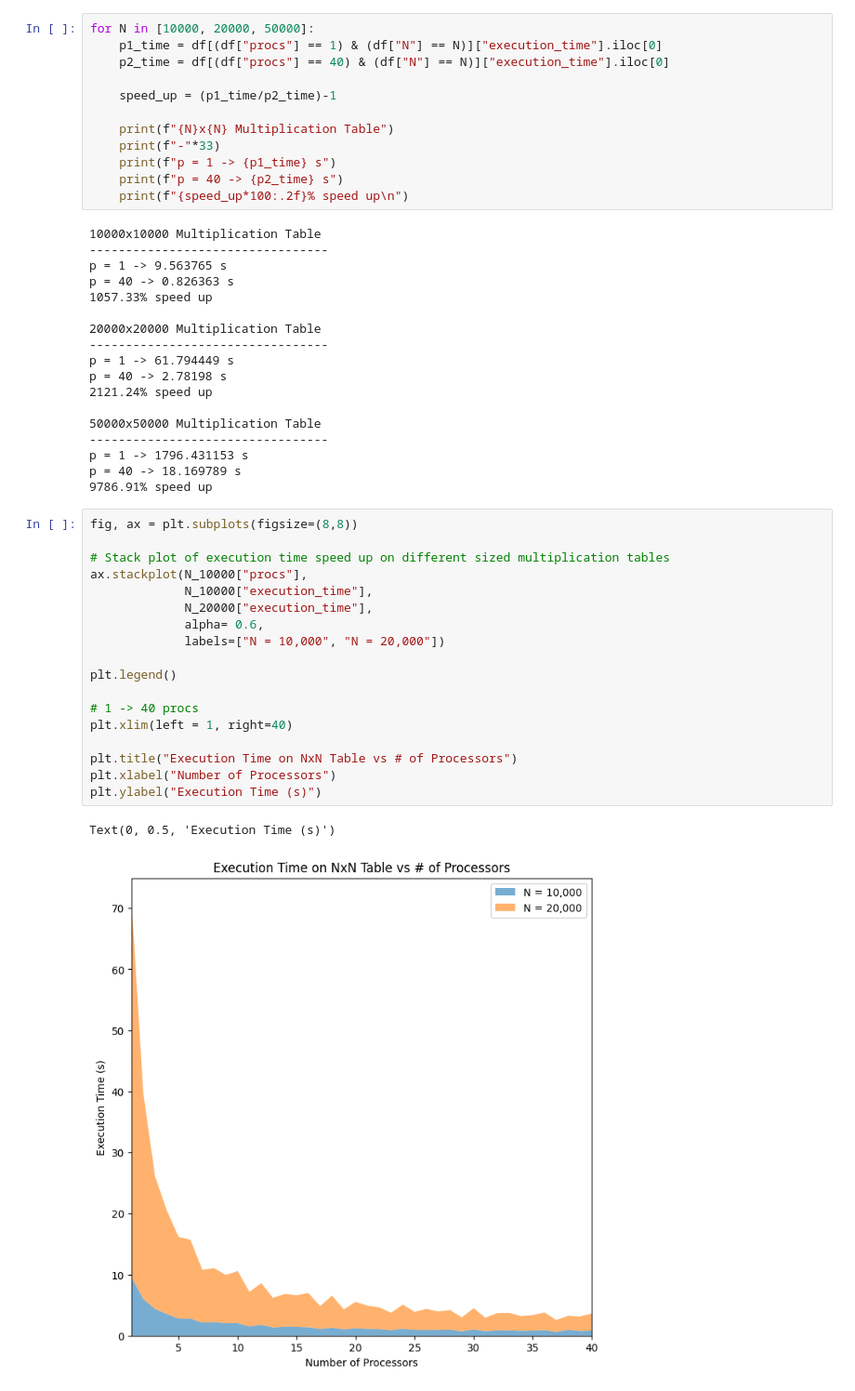
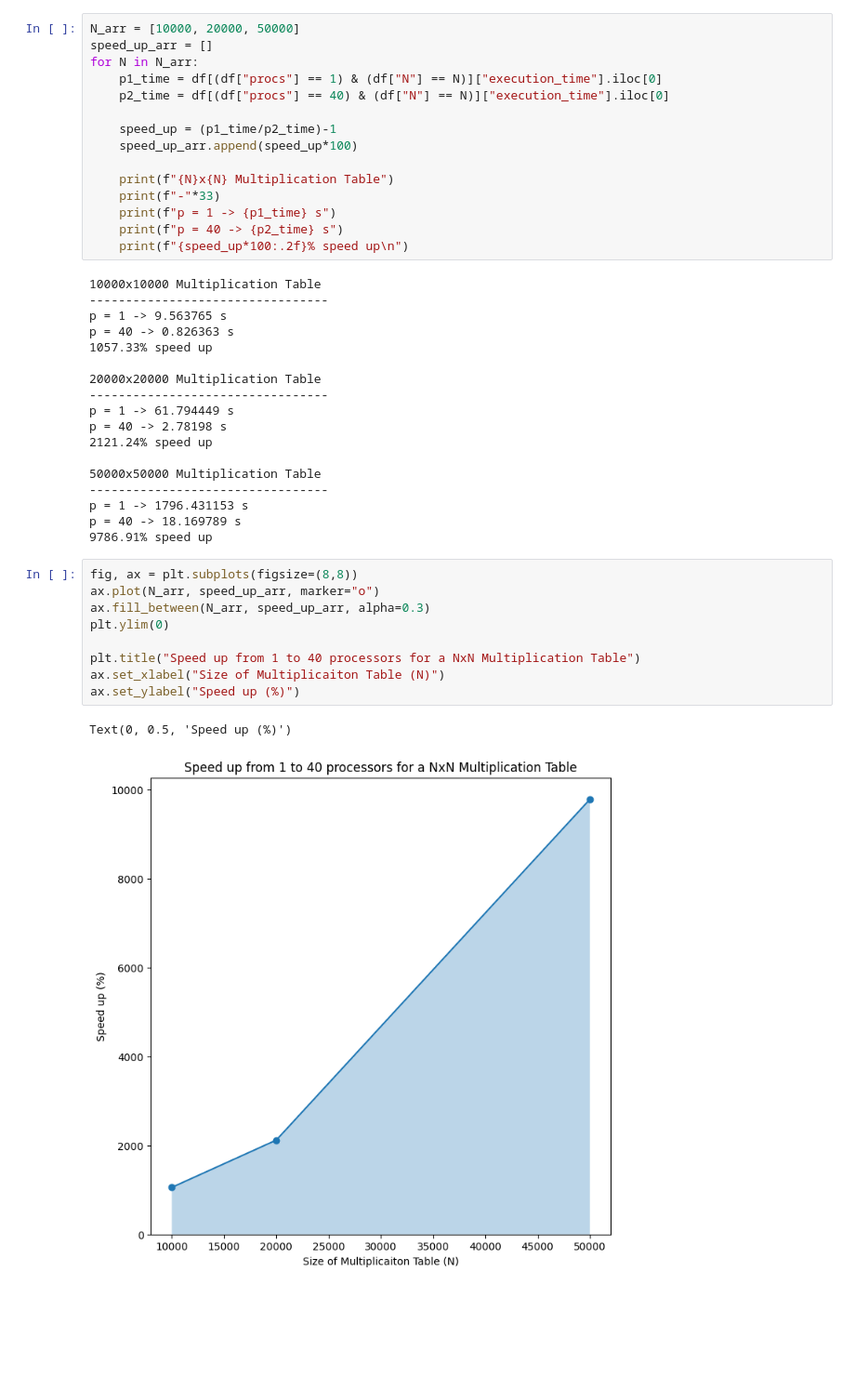
Before and after one commit to brianpacouloute/scalable_mpi_mult_table, a Jupyter notebook: output/benchmark.ipynb, the cells around one changed output. Shown at 93% size. Drawn from its saved outputs; the diff is of its cells as text; blank space fills up the shorter version.

Commit message:
Speedup chart added

```diff
--- a/output/benchmark.ipynb
+++ b/output/benchmark.ipynb
@@ -58,9 +54,12 @@ p = 1,
 # %%
-for N in [10000, 20000, 50000]:
+N_arr = [10000, 20000, 50000]
+speed_up_arr = []
+for N in N_arr:
     p1_time = df[(df["procs"] == 1) & (df["N"] == N)]["execution_time"].iloc[0]
     p2_time = df[(df["procs"] == 40) & (df["N"] == N)]["execution_time"].iloc[0]
 
     speed_up = (p1_time/p2_time)-1
+    speed_up_arr.append(speed_up*100)
 
     print(f"{N}x{N} Multiplication Table")
     print(f"-"*33)
@@ -85,24 +84,15 @@ p = 40 -> 2.78198 s
 p = 1 -> 1796.431153 s
 p = 40 -> 18.169789 s
 9786.91% speed up
-# %%
-fig, ax = plt.subplots(figsize=(8,8))
-
-# Stack plot of execution time speed up on different sized multiplication tables
-ax.stackplot(N_10000["procs"],
-             N_10000["execution_time"],
-             N_20000["execution_time"],
-             alpha= 0.6,
-             labels=["N = 10,000", "N = 20,000"])
-
-plt.legend()
-
-# 1 -> 40 procs
-plt.xlim(left = 1, right=40)
-
-plt.title("Execution Time on NxN Table vs # of Processors")
-plt.xlabel("Number of Processors")
-plt.ylabel("Execution Time (s)")
-# %% [output]
-Text(0, 0.5, 'Execution Time (s)')
-[figure, removed]
+# %%
+fig, ax = plt.subplots(figsize=(8,8))
+ax.plot(N_arr, speed_up_arr, marker="o")
+ax.fill_between(N_arr, speed_up_arr, alpha=0.3)
+plt.ylim(0)
+
+plt.title("Speed up from 1 to 40 processors for a NxN Multiplication Table")
+ax.set_xlabel("Size of Multiplicaiton Table (N)")
+ax.set_ylabel("Speed up (%)")
+# %% [output]
+Text(0, 0.5, 'Speed up (%)')
+[figure, added]
```
Also changed, not shown: parts of 4 cells of this notebook.
